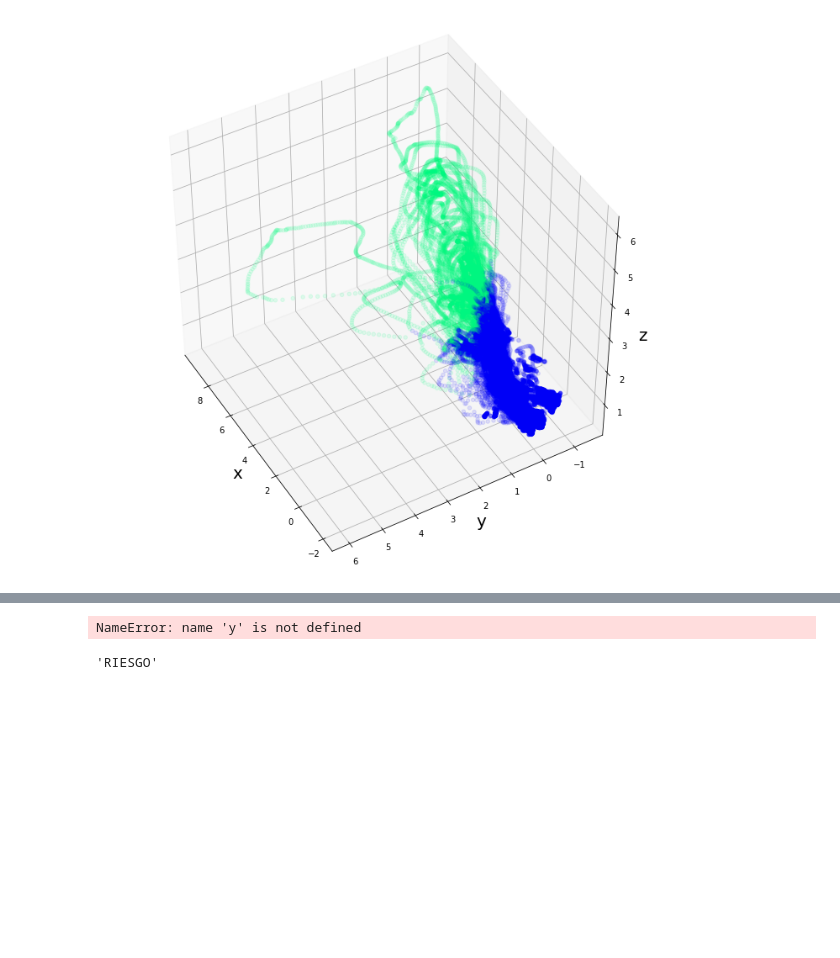
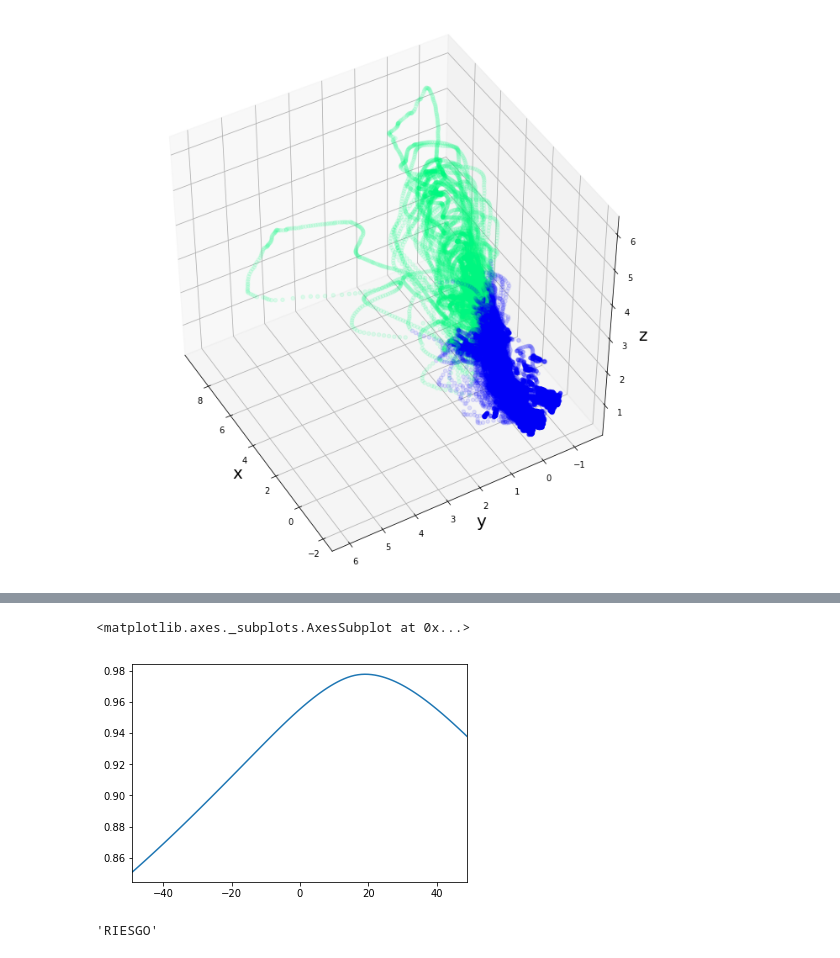
Before and after one commit to mmngreco/aguathon_2019, a Jupyter notebook: EDA.ipynb, the cells around one changed output, grey strips where cells are left out. Saved outputs shown, nothing was run; the diff lists cells and outputs as text; code cells hidden in the pictures; blank space fills up the shorter version.

```diff
--- a/EDA.ipynb
+++ b/EDA.ipynb
@@ -322,4 +301,8 @@ Name: pred_48h, Length: 95856, dtype: float64
+# %%
+x = data_fixed.loc[:, "ZGZ_NR"]
+y = data_fixed.loc[:, "NOVILLAS_NR"]
 # %%
-utils.crosscorr(x, y, 50)
+utils.crosscorr(x, y, 50).plot()
 # %% [output]
-NameError: name 'y' is not defined
+<matplotlib.axes._subplots.AxesSubplot at 0x...>
+[figure, added]
```
Also changed, not shown: parts of 10 cells of this notebook.
